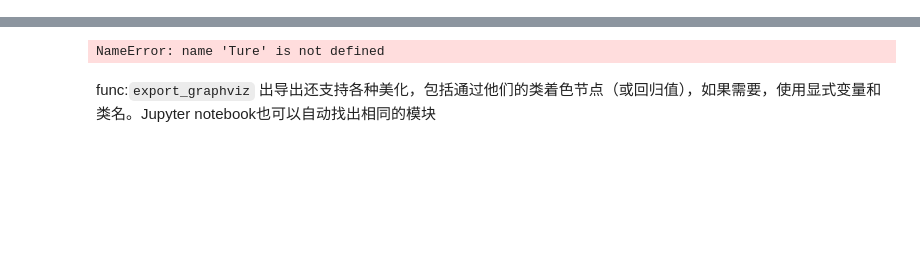
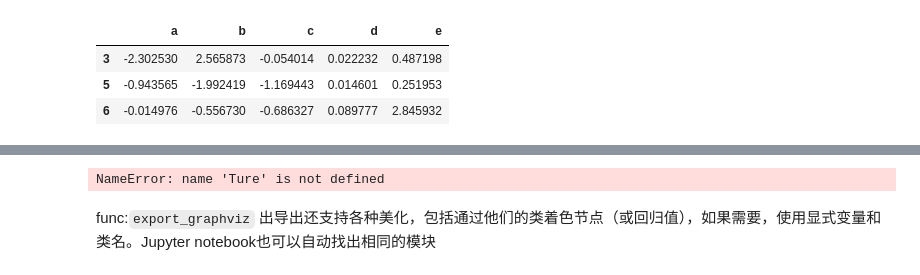
Before and after one commit to uileyar/hello_tf, a Jupyter notebook: fraud/temp.ipynb, the cells around one changed output, grey strips where cells are left out. Cells and saved outputs as stored; diff of their text form; code cells hidden in the pictures; blank space fills up the shorter version.

```diff
--- a/fraud/temp.ipynb
+++ b/fraud/temp.ipynb
@@ -15,0 +137,7 @@ sns.set()
+# %%
+people.groupby(len).sum()
+# %% [output]
+|  | a | b | c | d | e |
+| 3 | -2.302530 | 2.565873 | -0.054014 | 0.022232 | 0.487198 |
+| 5 | -0.943565 | -1.992419 | -1.169443 | 0.014601 | 0.251953 |
+| 6 | -0.014976 | -0.556730 | -0.686327 | 0.089777 | 2.845932 |
```
Also changed, not shown: parts of 13 cells of this notebook, 2 other files.
